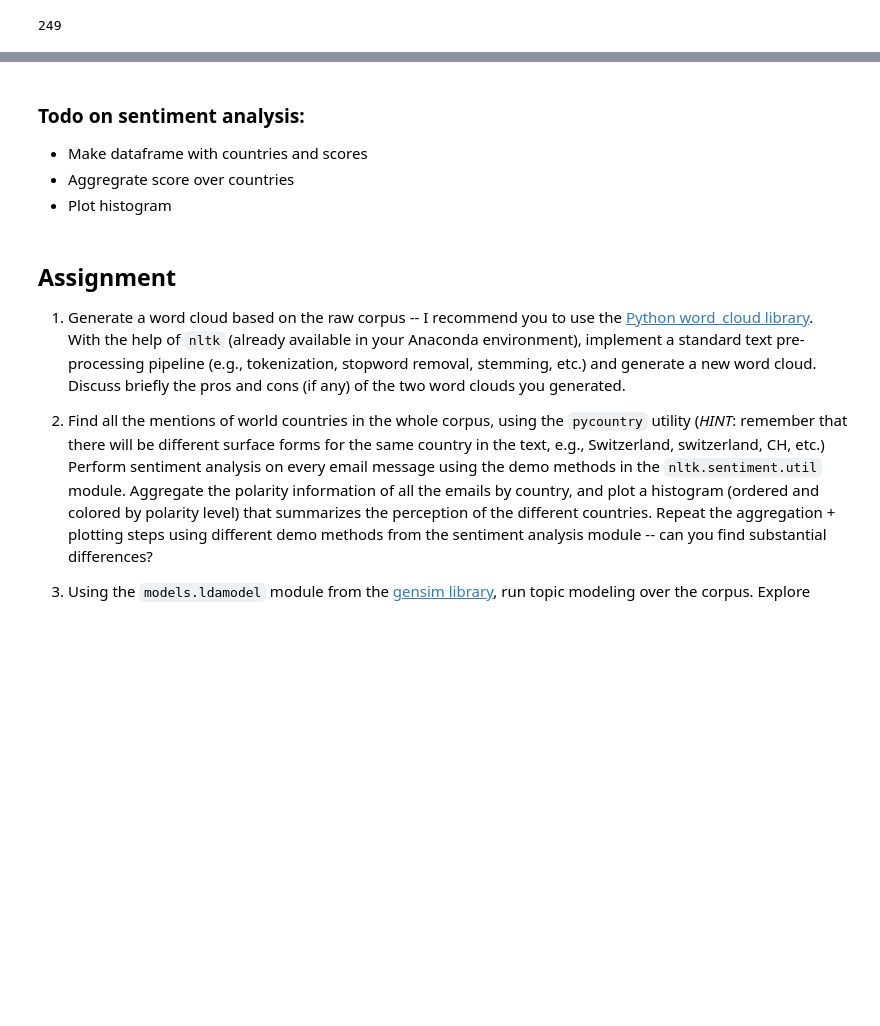
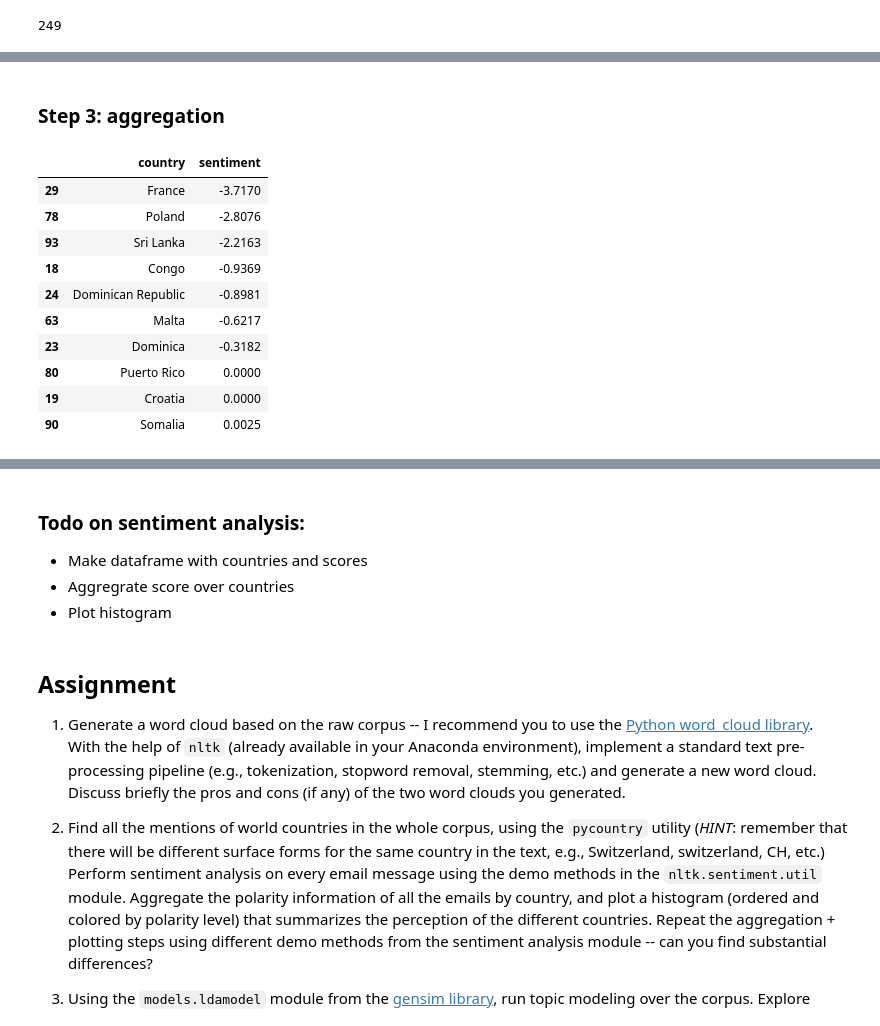
Before and after one commit to PaluchowskiMatthew/ADA-Kepler, a Jupyter notebook: 05 - Taming Text/05 - Taming Text.ipynb, the cells around one changed output, grey strips where cells are left out. Cells and saved outputs as stored; diff of their text form; code cells hidden in the pictures; blank space fills up the shorter version.

```diff
--- a/05 - Taming Text/05 - Taming Text.ipynb
+++ b/05 - Taming Text/05 - Taming Text.ipynb
@@ -191,2 +191,4 @@ generate_word_cloud(no_stopwords.to_string(index=False, header=False))
 # %% [markdown]
 ## 2.
+# %%
+emailsList = pd.Series(emails['ExtractedBodyText'].astype(str))
@@ -313 +354,3 @@ scores.value_counts()
 Name: ExtractedBodyText, dtype: int64
+# %% [markdown]
+### Step 3: aggregation
@@ -313,0 +365,14 @@ Name: ExtractedBodyText, dtype: int64
+# %%
+country_sentiments.sort_values(by='sentiment').head(10)
+# %% [output]
+|  | country | sentiment |
+| 29 | France | -3.7170 |
+| 78 | Poland | -2.8076 |
+| 93 | Sri Lanka | -2.2163 |
+| 18 | Congo | -0.9369 |
+| 24 | Dominican Republic | -0.8981 |
+| 63 | Malta | -0.6217 |
+| 23 | Dominica | -0.3182 |
+| 80 | Puerto Rico | 0.0000 |
+| 19 | Croatia | 0.0000 |
+| 90 | Somalia | 0.0025 |
```
Also changed, not shown: parts of 34 cells of this notebook.
